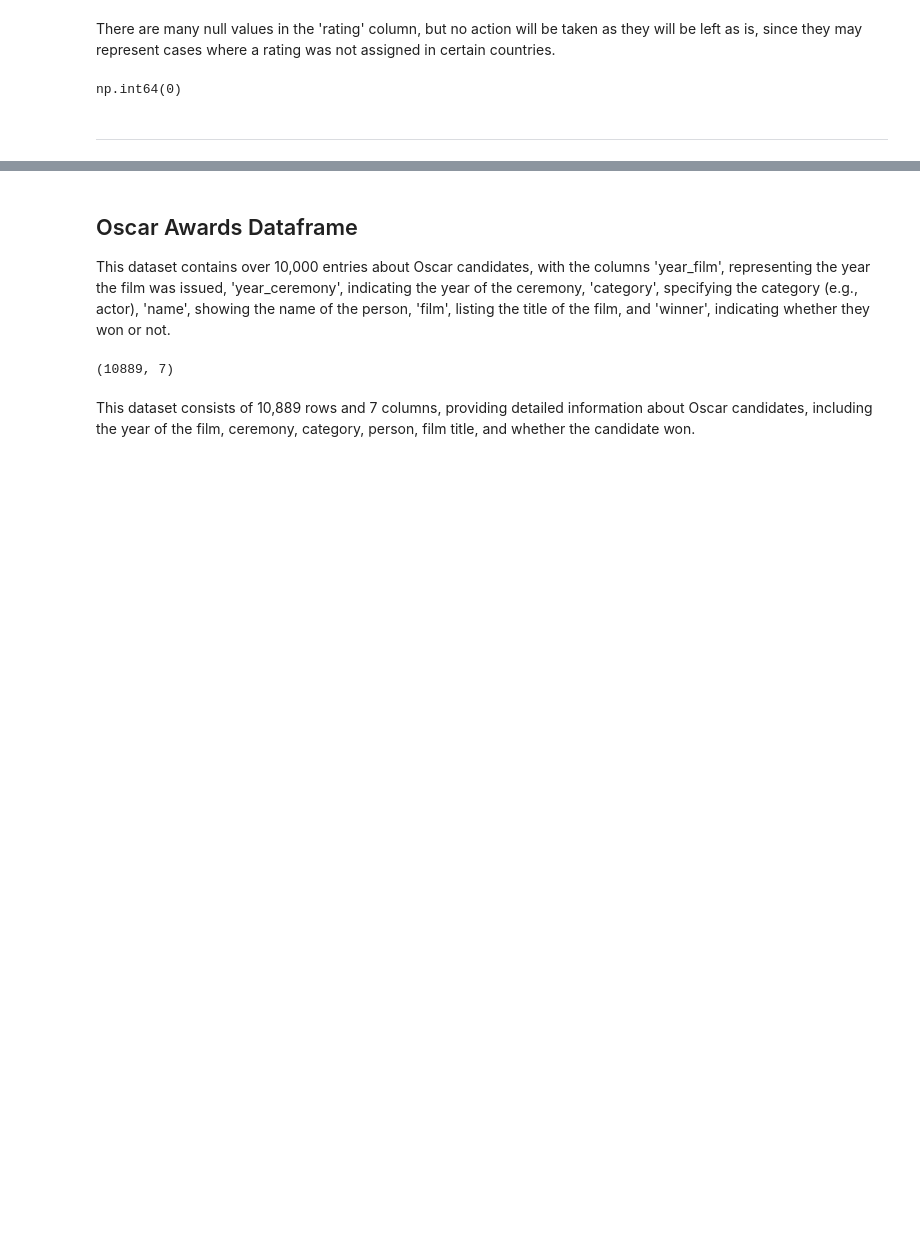
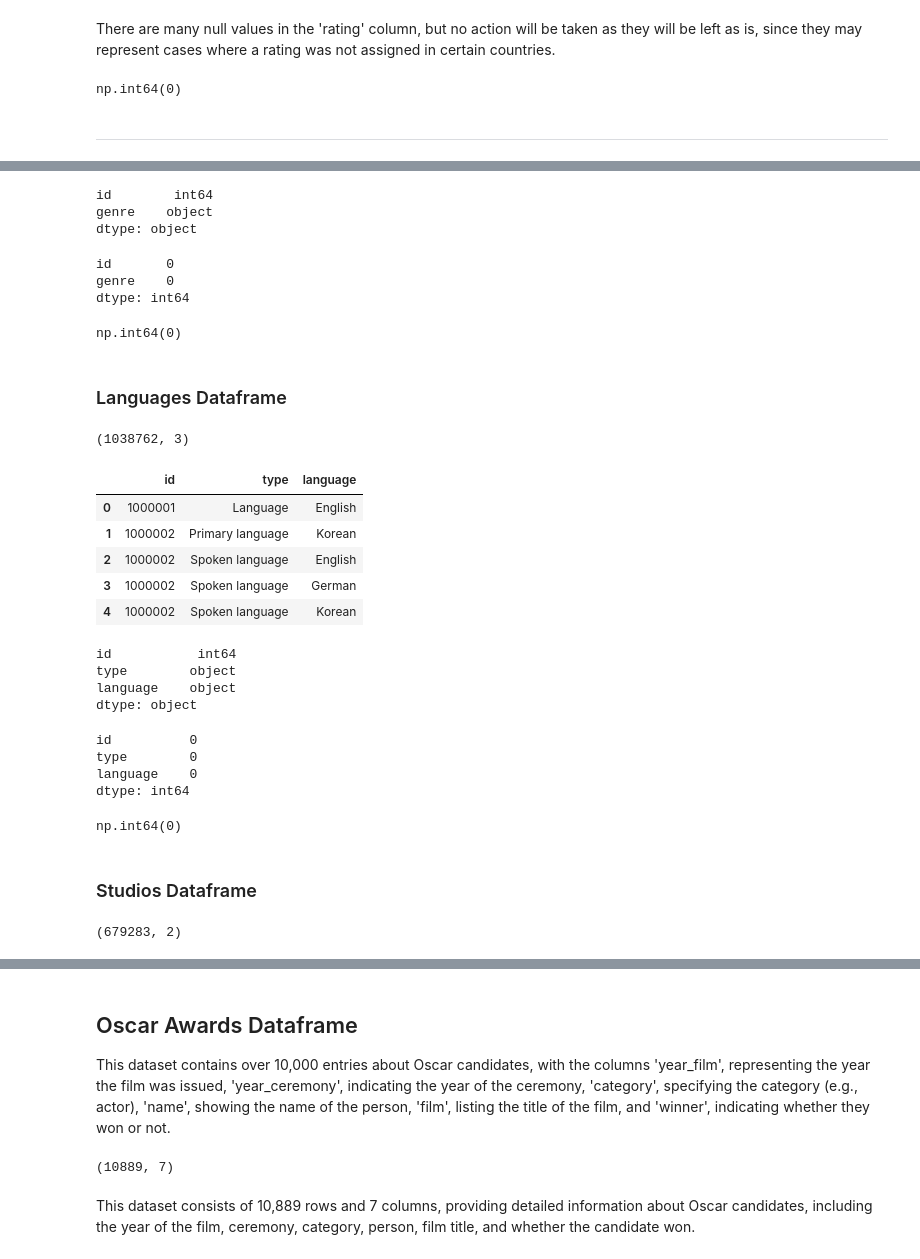
Before and after one commit to Yassek98/IUM-TWEB-Project, a Jupyter notebook: solution/notebooks/explorations/data_exploration.ipynb, the cells around one changed output, grey strips where cells are left out. Cells and saved outputs as stored; diff of their text form; code cells hidden in the pictures; blank space fills up the shorter version.

Commit message:
Added cleaning of genres,themes,languages,studios

```diff
--- a/solution/notebooks/explorations/data_exploration.ipynb
+++ b/solution/notebooks/explorations/data_exploration.ipynb
@@ -417,0 +460,6 @@ np.int64(0)
+# %%
+genres_df.dtypes
+# %% [output]
+id        int64
+genre    object
+dtype: object
@@ -417,0 +468,34 @@ np.int64(0)
+# %%
+genres_df.isna().sum()
+# %% [output]
+id       0
+genre    0
+dtype: int64
+# %%
+genres_df.duplicated().sum()
+# %% [output]
+np.int64(0)
+# %% [markdown]
+### Languages Dataframe
+# %%
+languages_df = pd.read_csv('../csv/languages.csv')
+# %%
+languages_df.shape
+# %% [output]
+(1038762, 3)
+# %%
+languages_df.head()
+# %% [output]
+|  | id | type | language |
+| 0 | 1000001 | Language | English |
+| 1 | 1000002 | Primary language | Korean |
+| 2 | 1000002 | Spoken language | English |
+| 3 | 1000002 | Spoken language | German |
+| 4 | 1000002 | Spoken language | Korean |
+# %%
+languages_df.dtypes
+# %% [output]
+id           int64
+type        object
+language    object
+dtype: object
@@ -417,0 +505,13 @@ np.int64(0)
+# %%
+languages_df.isna().sum()
+# %% [output]
+id          0
+type        0
+language    0
+dtype: int64
+# %%
+languages_df.duplicated().sum()
+# %% [output]
+np.int64(0)
+# %% [markdown]
+### Studios Dataframe
@@ -417,0 +520,4 @@ np.int64(0)
+# %%
+studios_df.shape
+# %% [output]
+(679283, 2)
```
Also changed, not shown: parts of 45 cells of this notebook.
